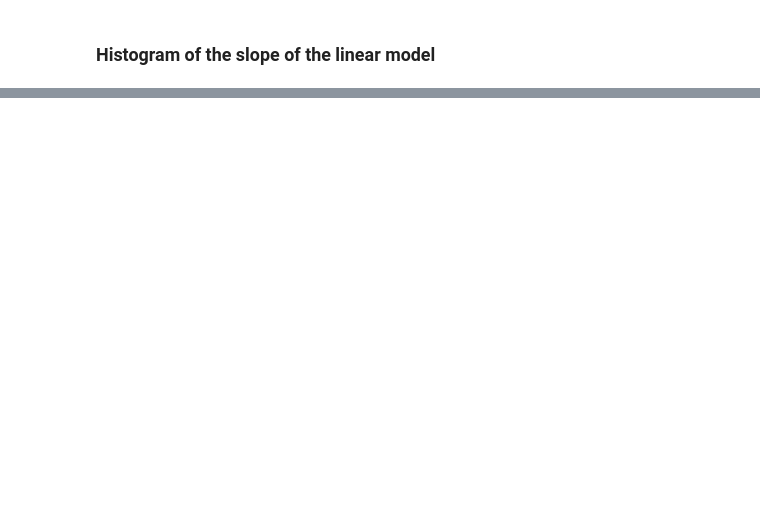
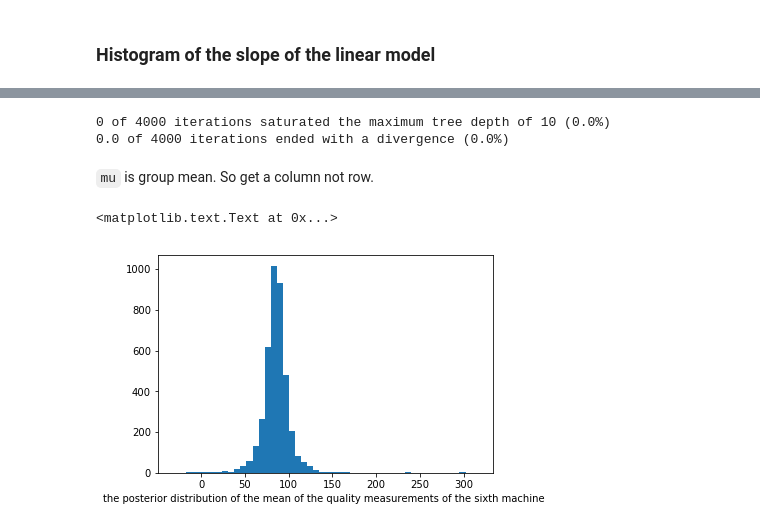
Before and after one commit to SuperShinyEyes/jupyter-notebook-cheatsheet, a Jupyter notebook: Linear Model.ipynb, the cells around one changed output, grey strips where cells are left out. Saved outputs shown, nothing was run; the diff lists cells and outputs as text; code cells hidden in the pictures; blank space fills up the shorter version.

```diff
--- a/Linear Model.ipynb
+++ b/Linear Model.ipynb
@@ -275,0 +183,13 @@ stan_utility.check_div(fit)
+# %%
+x = np.tile(np.arange(1, 7), d.shape[0])
+y = d.ravel();y
+N = len(x)
+data = dict(
+    N = N,
+    K = 6,  # 6 machines
+    x = x,  # group indicators
+    y = y,   # observations
+    target_machine = 5  # 6th machine
+)
+
+x.shape, y.shape
@@ -275,0 +227,3 @@ stan_utility.check_div(fit)
+# %%
+# sm_separate = get_stan_model('factory_model.pkl', data_code, get_new=True)
+sm_separate = get_stan_model('factory_model.pkl', data_code)
@@ -275,0 +233,2 @@ stan_utility.check_div(fit)
+# %%
+fit_separate = sm_separate.sampling(data=data, seed=194838);fit_separate
@@ -275,0 +253,21 @@ stan_utility.check_div(fit)
+# %%
+# Extract samples in different forms for different parameters.
+# permuted : bool
+#    If True, returned samples are permuted. All chains are
+#    merged and warmup samples are discarded.
+samples_separate = fit_separate.extract(permuted=True)
+
+stan_utility.check_treedepth(fit_separate)
+stan_utility.check_energy(fit_separate)
+stan_utility.check_div(fit_separate)
+# %% [output]
+0 of 4000 iterations saturated the maximum tree depth of 10 (0.0%)
+0.0 of 4000 iterations ended with a divergence (0.0%)
+# %% [markdown]
+`mu` is group mean. So get a column not row.
+# %%
+plt.hist(samples_separate['mu'][:,5], 50)
+plt.xlabel("the posterior distribution of the mean of the quality measurements of the sixth machine ")
+# %% [output]
+<matplotlib.text.Text at 0x...>
+[figure, added]
```
Also changed, not shown: parts of 70 cells of this notebook, 4 other files.
